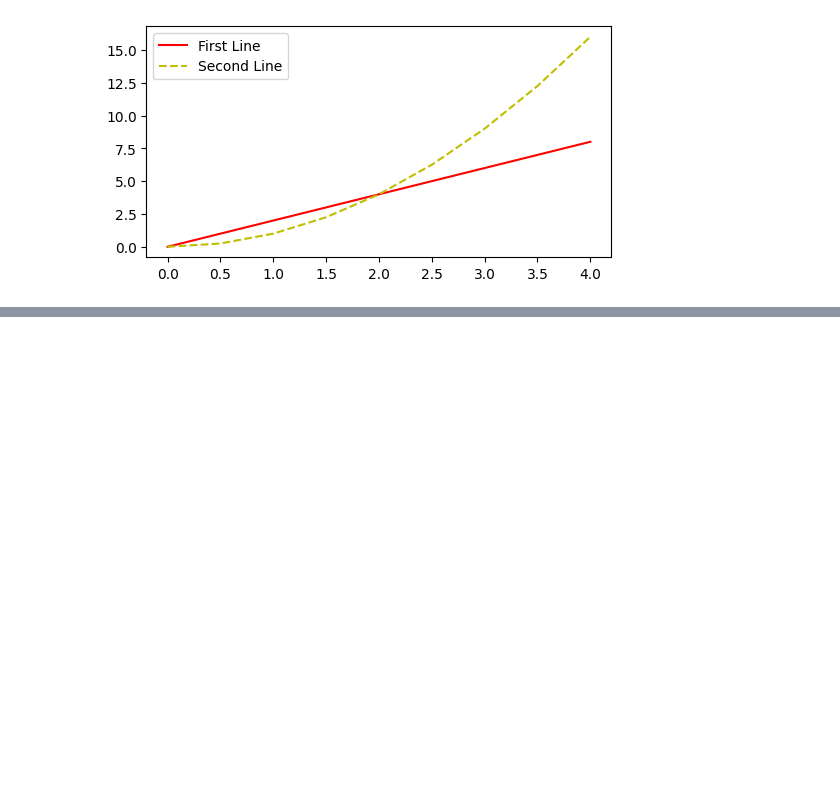
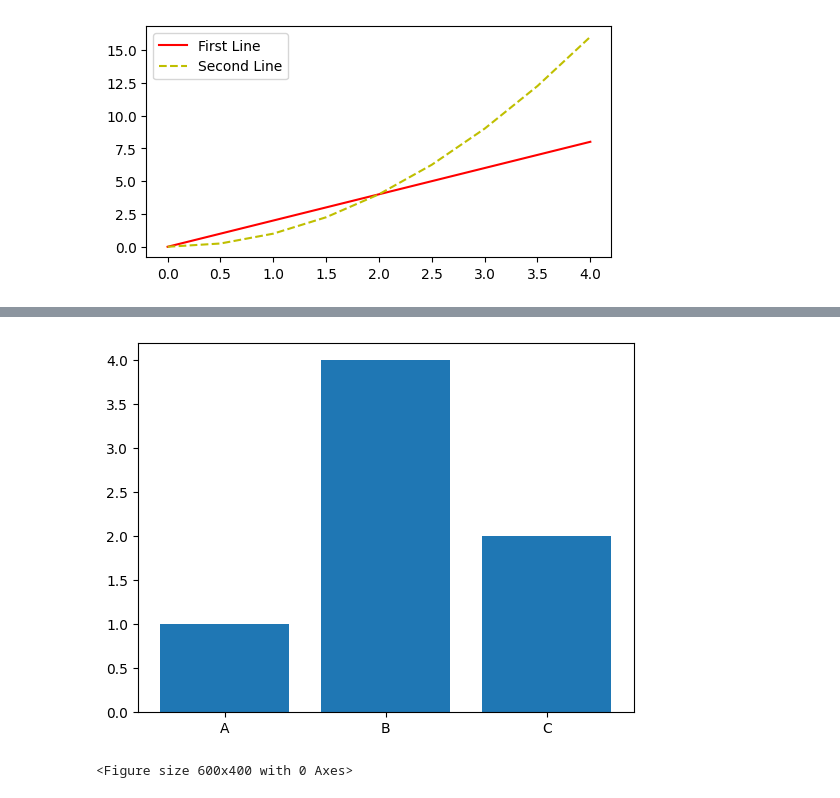
Before and after one commit to Anjasfedo/data-analysis, a Jupyter notebook: Matplotlib.ipynb, the cells around one changed output, grey strips where cells are left out. Saved outputs shown, nothing was run; the diff lists cells and outputs as text; code cells hidden in the pictures; blank space fills up the shorter version.

```diff
--- a/Matplotlib.ipynb
+++ b/Matplotlib.ipynb
@@ -154,0 +166,9 @@ plt.show()
+# %%
+plt.bar(labels, values)
+
+plt.figure(figsize=(6,4))
+
+plt.show()
+# %% [output]
+[figure, added]
+<Figure size 600x400 with 0 Axes>
```
Also changed, not shown: parts of 4 cells of this notebook.
